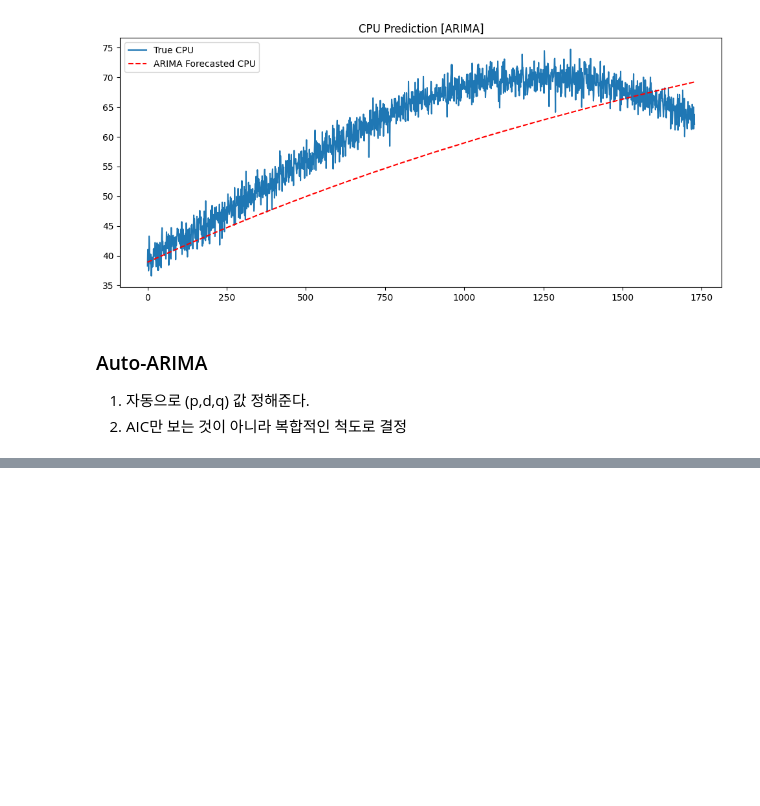
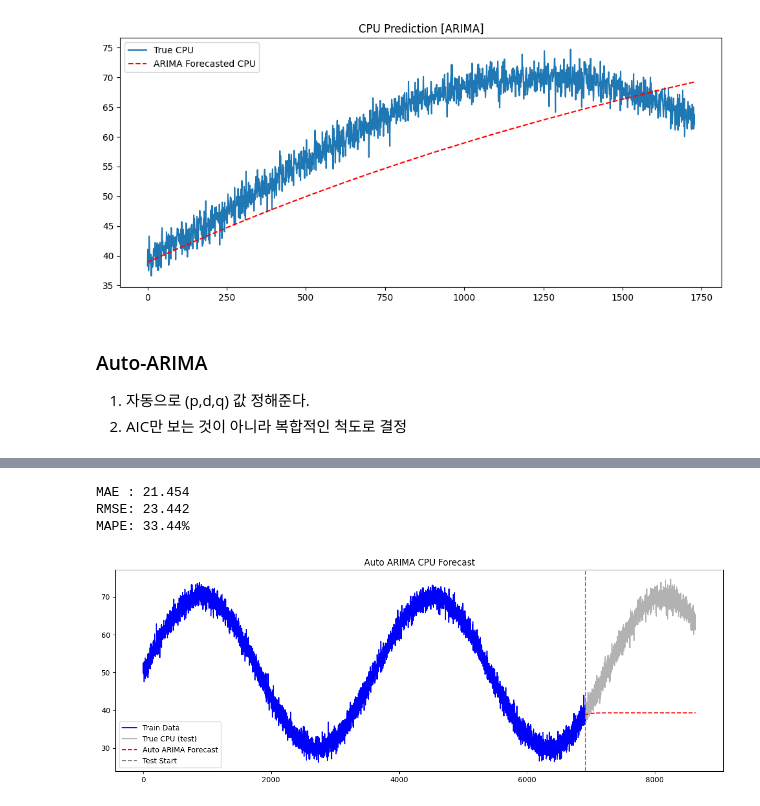
Before and after one commit to hyeonseonn/sensing_app, a Jupyter notebook: Statistical_Models_0722.ipynb, the cells around one changed output, grey strips where cells are left out. Drawn from its saved outputs; the diff is of its cells as text; code cells hidden in the pictures; blank space fills up the shorter version.

```diff
--- a/Statistical_Models_0722.ipynb
+++ b/Statistical_Models_0722.ipynb
@@ -225,0 +268,18 @@ Colored
+# %%
+print(f"MAE : {mae:.3f}")
+print(f"RMSE: {rmse:.3f}")
+print(f"MAPE: {mape:.2f}%")
+
+plt.figure(figsize=(15,5))
+plt.plot(train_data.index, train_data, label="Train Data", color='blue')
+plt.plot(test_data.index, test_data, label="True CPU (test)", color='black',alpha = 0.3)
+plt.plot(test_data.index, forecast, label="Auto ARIMA Forecast", color='red', linestyle='--')
+plt.axvline(x=test_data.index[0], color='gray', linestyle='--', label="Test Start")
+plt.legend()
+plt.title("Auto ARIMA CPU Forecast")
+plt.show()
+# %% [output]
+MAE : 21.454
+RMSE: 23.442
+MAPE: 33.44%
+[figure, added]
```
Also changed, not shown: parts of 5 cells of this notebook.
